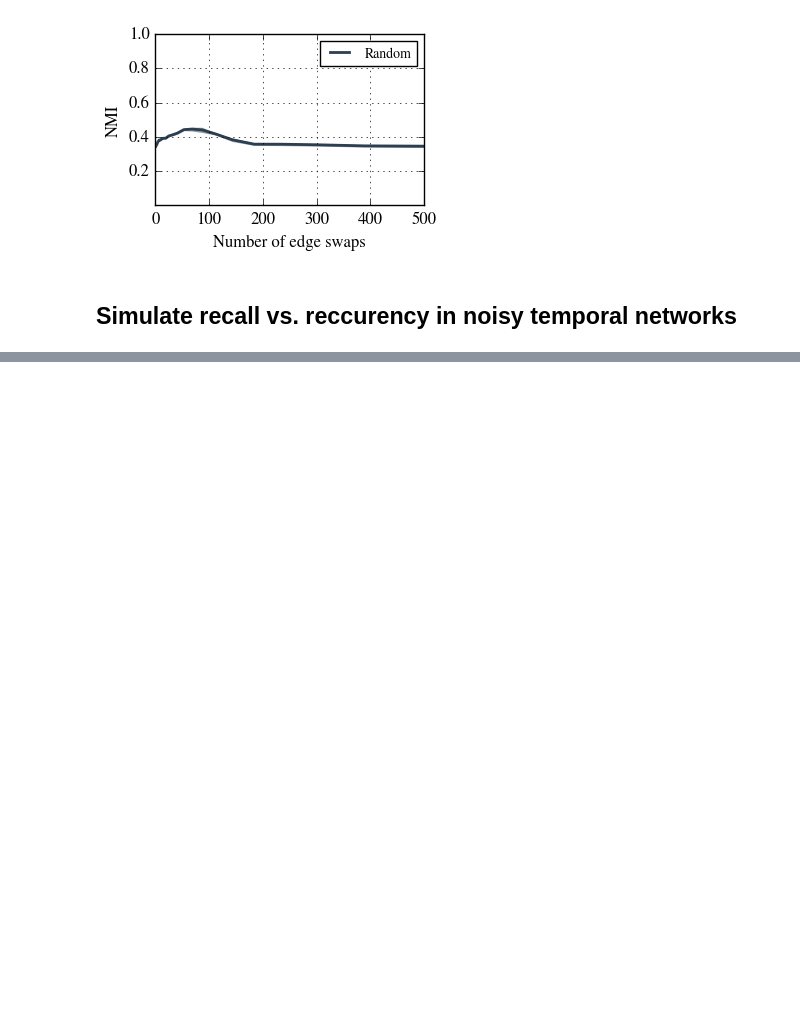
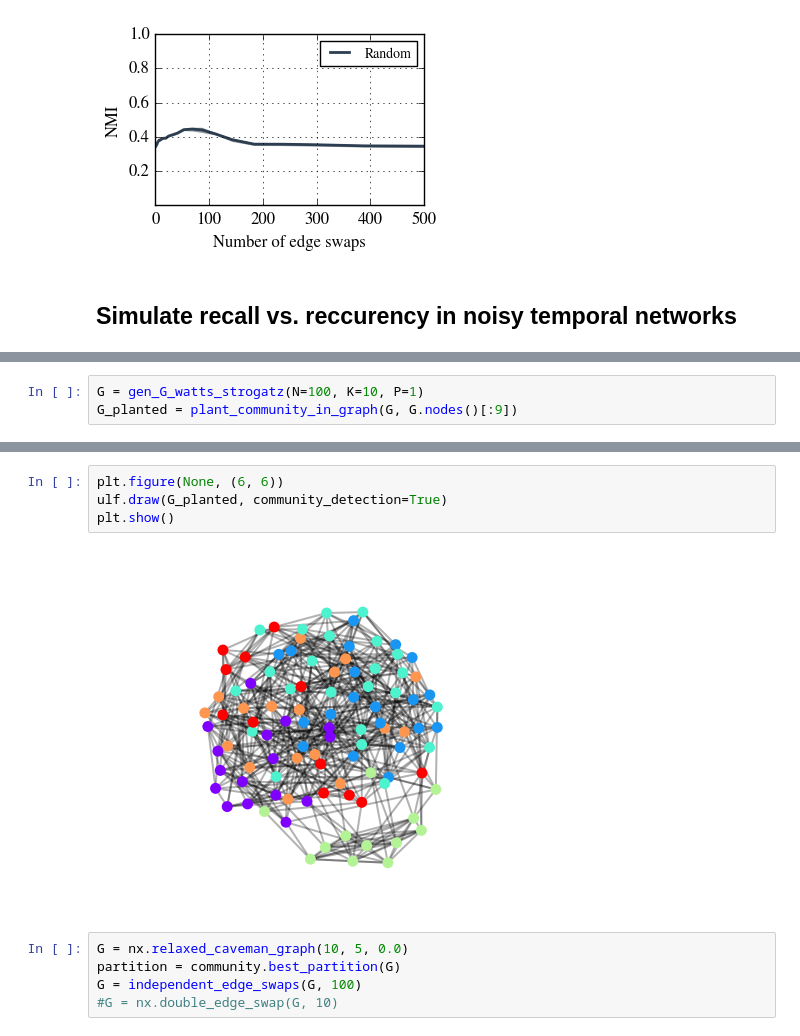
Before and after one commit to ulfaslak/recurrent_communities, a Jupyter notebook: Playspace.ipynb, the cells around one changed output, grey strips where cells are left out. Saved outputs shown, nothing was run; the diff lists cells and outputs as text; blank space fills up the shorter version.

```diff
--- a/Playspace.ipynb
+++ b/Playspace.ipynb
@@ -769,0 +831,3 @@ ImportError: No module named pydotplus
+# %%
+G = gen_G_watts_strogatz(N=100, K=10, P=1)
+G_planted = plant_community_in_graph(G, G.nodes()[:9])
@@ -769,0 +852,11 @@ ImportError: No module named pydotplus
+# %%
+plt.figure(None, (6, 6))
+ulf.draw(G_planted, community_detection=True)
+plt.show()
+# %% [output]
+[figure, added]
+# %%
+G = nx.relaxed_caveman_graph(10, 5, 0.0)
+partition = community.best_partition(G)
+G = independent_edge_swaps(G, 100)
+#G = nx.double_edge_swap(G, 10)
```
Also changed, not shown: parts of 11 cells of this notebook, 1 other file.
